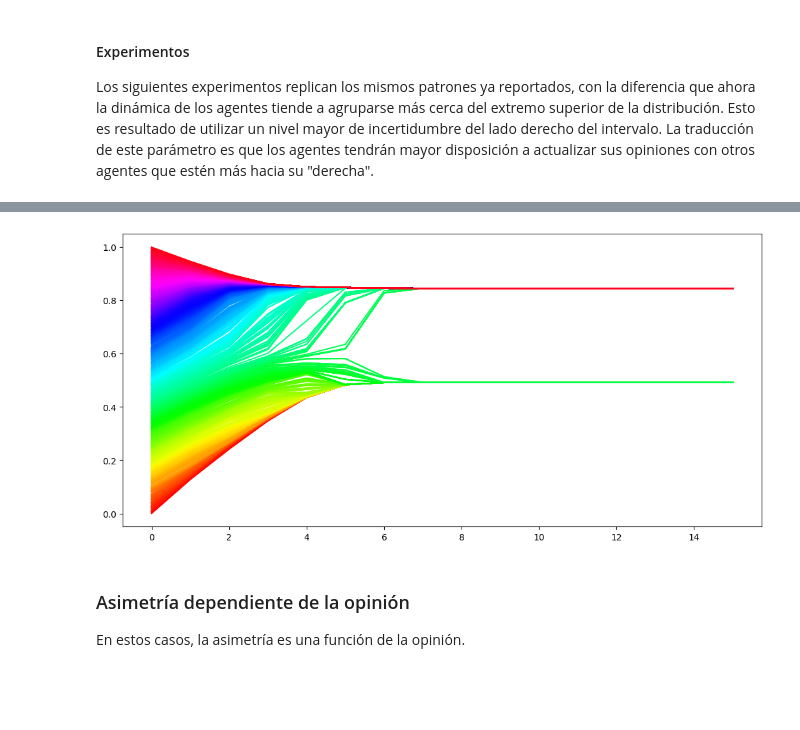
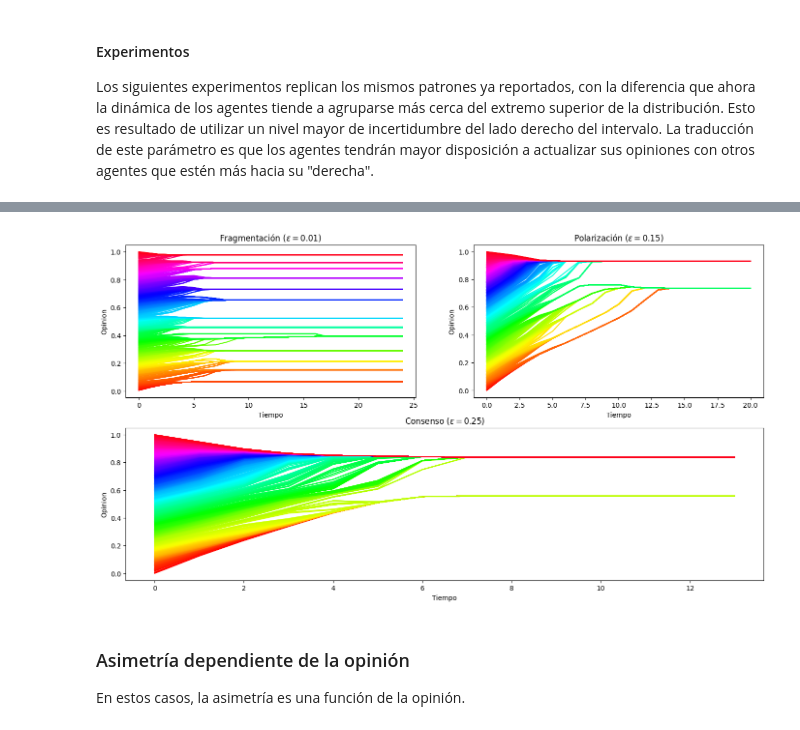
Before and after one commit to jbardl/computational-social-epistemology, a Jupyter notebook: 3. Dinamica de opiniones.ipynb, the cells around one changed output, grey strips where cells are left out. Saved outputs shown, nothing was run; the diff lists cells and outputs as text; code cells hidden in the pictures; blank space fills up the shorter version.

```diff
--- a/3. Dinamica de opiniones.ipynb
+++ b/3. Dinamica de opiniones.ipynb
@@ -167,14 +232,48 @@ polarizacion_asimetrica_ind.plot_results()
-# %%
-consenso_asimetrico_ind = AsymmetricBoundedConfidenceModel(
-    n         = 1000,
-    epsilon   = (.10, .25),
-    epochs    = 25
-)
-
-consenso_asimetrico_ind.run()
-consenso_asimetrico_ind.plot_results()
-# %% [output]
-[figure, removed]
+# %%
+experiments = {
+    "Fragmentación ($\epsilon = 0.01$)": dict(
+        n       = 1000,
+        epsilon = (0.02, 0.04),
+        epochs  = 25
+    ),
+    "Polarización ($\epsilon = 0.15$)": dict(
+        n       = 1000,
+        epsilon = (0.03, 0.15),
+        epochs  = 25
+    ),
+    "Consenso ($\epsilon = 0.25$)": dict(
+        n       = 1000,
+        epsilon = (0.10, 0.25),
+        epochs  = 25
+    )
+}
+
+fig = plt.figure(figsize=(17,9))
+gs = fig.add_gridspec(2,2)
+# set axes
+ax1 = fig.add_subplot(gs[0, 0])
+ax2 = fig.add_subplot(gs[0, 1])
+ax3 = fig.add_subplot(gs[1, :])
+
+axs = [ax1, ax2, ax3]
+executed_models = []
+
+for idx, (name, params) in enumerate(experiments.items()):
+    model = AsymmetricBoundedConfidenceModel(**params)
+    # get ax for plotting
+    ax = axs[idx]
+    # disable progress bar
+    model.v = False
+    # run the experiment
+    model.run()
+    executed_models.append(model)
+    # generate plot
+    model.plot_results(ax=ax)
+    ax.set_title(name)
+    ax.set_xlabel("Tiempo")
+    ax.set_ylabel("Opinion")
+# %% [output]
+[figure, added]
 # %% [markdown]
 ### Asimetría dependiente de la opinión
 
```
Also changed, not shown: parts of 17 cells of this notebook, 2 other files.
